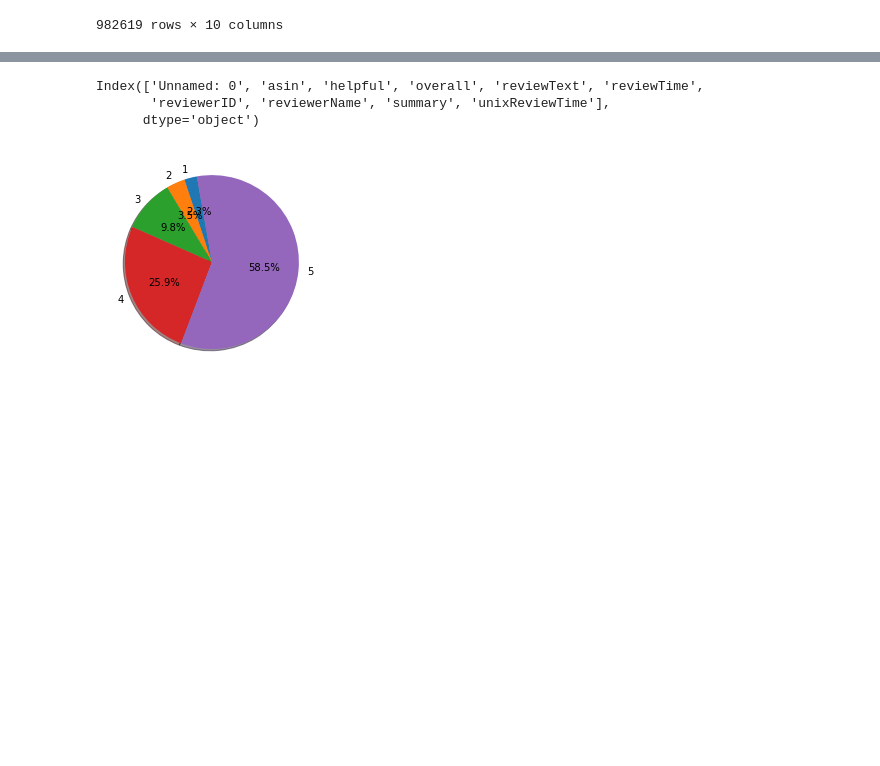
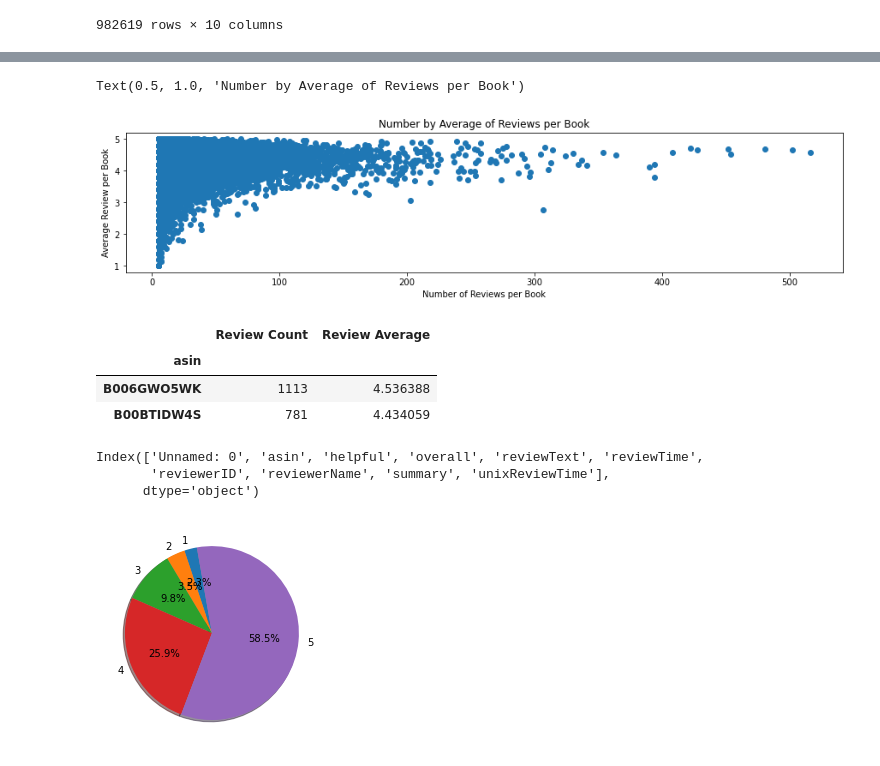
Before and after one commit to JoshSniderman/Merge, a Jupyter notebook: AmazonBooks.ipynb, the cells around one changed output, grey strips where cells are left out. Drawn from its saved outputs; the diff is of its cells as text; code cells hidden in the pictures; blank space fills up the shorter version.

Commit message:
Data Visuals Added

```diff
--- a/AmazonBooks.ipynb
+++ b/AmazonBooks.ipynb
@@ -33,0 +32,11 @@ len(kindle_data["asin"].unique())
+# %%
+kindle_group = kindle_data.groupby("asin")
+kindle_size = kindle_group.size()
+kindle_avg = kindle_group.mean()
+# kindle_df = pd.DataFrame({"Review Count": kindle_size, "Review Average": kindle_avg})
+kindle_df = pd.DataFrame(kindle_avg)
+kindle_df["Review Count"] = kindle_size
+kindle_df = kindle_df.rename(columns = {"overall": "Review Average"})
+kindle_df = kindle_df[["Review Count", "Review Average"]]
+kindle_df = kindle_df.loc[kindle_df["Review Count"] < 600]
+kindle_df
@@ -34,3 +62,26 @@ len(kindle_data["asin"].unique())
+# %%
+plt.figure(figsize=(15, 3))
+plt.scatter(kindle_df["Review Count"], kindle_df["Review Average"])
+# (slope, intercept, rvalue, pvalue, stderr) = linregress(kindle_df["Review Count"], kindle_df["Review Average"])
+# regress_values = kindle_df["Review Count"] * slope + intercept
+# line_eq = "y = " + str(round(slope,4)) + "x + " + str(round(intercept,2))
+# plt.plot(kindle_df["Review Count"],regress_values,"r-")
+# print(line_eq)
+# print(rvalue)
+
+plt.xlabel("Number of Reviews per Book")
+plt.ylabel("Average Review per Book")
+plt.title("Number by Average of Reviews per Book")
+# %% [output]
+Text(0.5, 1.0, 'Number by Average of Reviews per Book')
+[figure, added]
+# %%
+kindle_df.loc[kindle_df["Review Count"] > 600]
+# %% [output]
+|  | Review Count | Review Average |
+| asin |  |  |
+| B006GWO5WK | 1113 | 4.536388 |
+| B00BTIDW4S | 781 | 4.434059 |
 # %%
 kindle_data.columns
 # %% [output]
```
Also changed, not shown: parts of 4 cells of this notebook, 1 other file.
